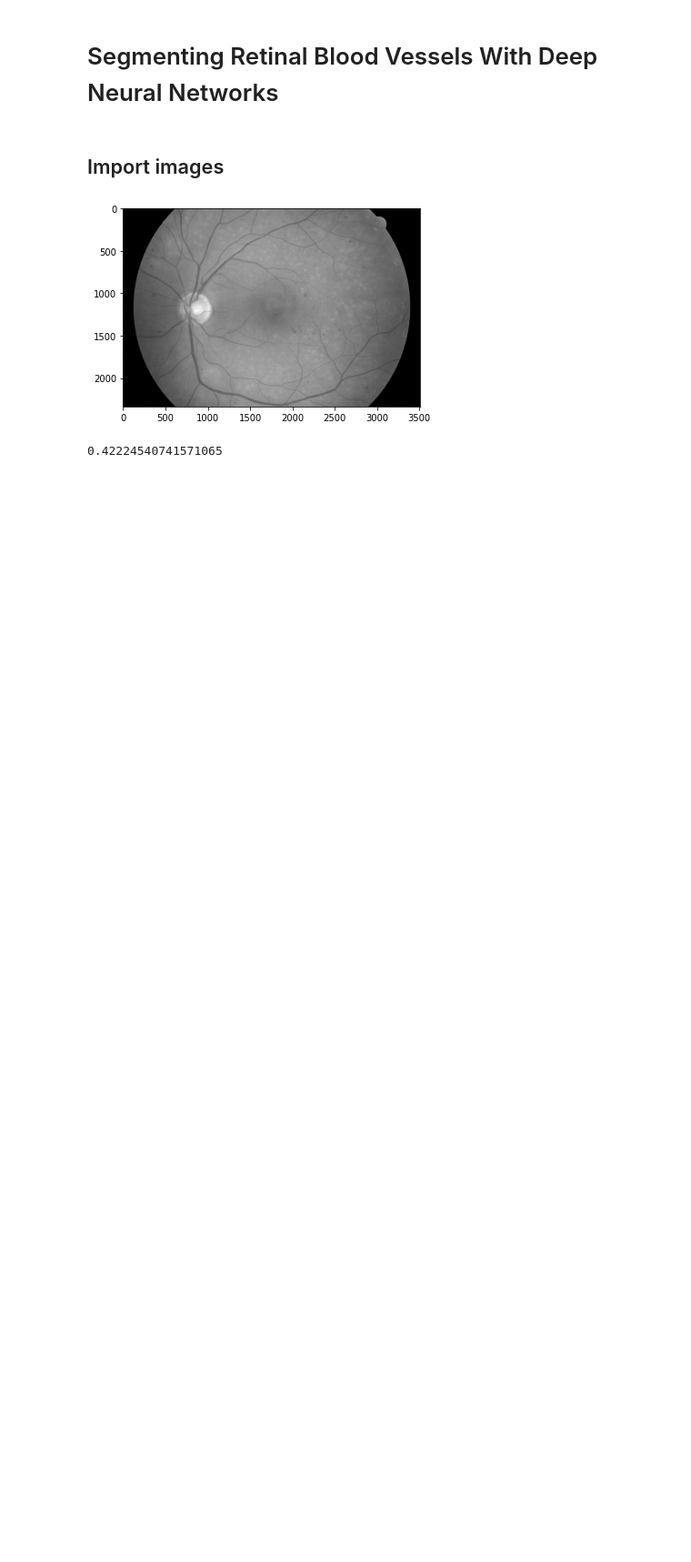
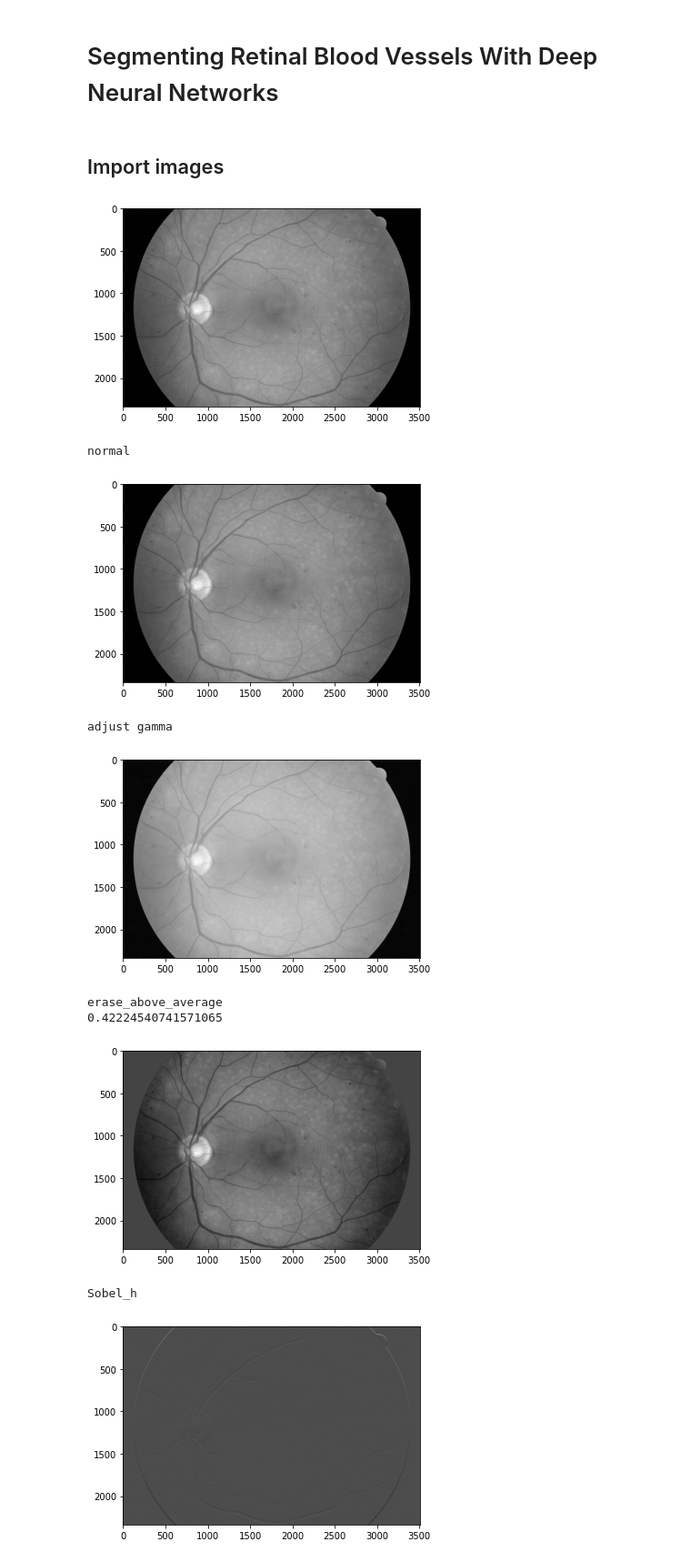
Before and after one commit to HelenaMaslowska/Segmenting-Retinal-Blood-Vessels-With-Deep-Neural-NetworksPlik, a Jupyter notebook: eye.ipynb, the cells around one changed output. Shown at 91% size. Cells and saved outputs as stored; diff of their text form; code cells hidden in the pictures; blank space fills up the shorter version.

Commit message:
add image modifications

```diff
--- a/eye.ipynb
+++ b/eye.ipynb
@@ -42,12 +42,9 @@ def findEdges(image):
 	binary = np.uint8(binary)
 	return binary
 # %%
-def contrastStretching(images):
-	list = []
-	for i in range(0, len(images)):
-		images[i] = ski.exposure.rescale_intensity(images[i], in_range=(0.4, 0.5))
-		list.append(images[i])
-	return list
+def contrastStretching(image):
+	image = ski.exposure.rescale_intensity(image, in_range=(0.1, 0.5))
+	return image
 
 def contrast(image):
 	image = ski.exposure.equalize_hist(image)
@@ -66,40 +63,66 @@ def showCurrImage(image, contrast = False, edges = False):
 import numpy as np
 import matplotlib.pyplot as plt
 from skimage import io, exposure, data
 
 image = loadImage(filename)
 image_minmax_scaled = exposure.rescale_intensity(image)
 # print("max:", image_minmax_scaled.max())
 # print("min:", image_minmax_scaled.min())
 
 # interpolacja liniowa
 def interpolate(image):
 	min, max = image.min(), image.max()
 	arr_subtracted = image - min  # Subtract the minimum
 	# array([  0,  38,  98, 203, 248], dtype=uint8)
 	arr_divided = arr_subtracted / (max - min)  # Divide by new max
 	# array([0.        , 0.15322581, 0.39516129, 0.81854839, 1.        ])
 	arr_multiplied = arr_divided * 255  # Multiply by dtype max
 	# array([  0.        ,  39.07258065, 100.76612903, 208.72983871,
 	#        255.        ])
 	# Convert dtype to original uint8
 	arr_rescaled = np.asarray(arr_multiplied, dtype=image.dtype)
 	# array([  0,  39, 100, 208, 255], dtype=uint8)
 	return arr_rescaled
 
-average = image.mean(axis=0).mean(axis=0)
-greyrectangle = np.zeros((image.shape[0], image.shape[1], 3), dtype=np.uint8)
+def erase_above_average(image):
+	average = image.mean(axis=0).mean(axis=0)
+	print(average)
+	for i in range(len(image)):
+		for j in range(len(image[i])):
+			if image[i][j] < average/2:
+				image[i][j] = average
+	return image
 
-print(average)
+print("normal")
+showImage(image)
 
-mask = image < average
-for i in range(0, len(image)):
-	for j in range(0, len(image[i])):
-		if image[i][j] < average:
-			image[i][j] = average
+print("adjust gamma")
+gamma_img = exposure.adjust_gamma(image, 0.6)
+showImage(gamma_img)
+
+print("erase_above_average")
+image = erase_above_average(image)
 showImage(image)
+
+print("Sobel_h")
+image = ski.filters.sobel_h(gamma_img)
+showImage(image)
+
+
+print("contrast image dark")
+image = contrastStretching(image)
+showImage(image)
+
+print("edges")
 image = findEdges(image)
-image = interpolate(image)
 showImage(image)
 # %% [output]
-0.42224540741571065
+normal
+[figure, added]
+adjust gamma
+[figure, added]
+erase_above_average
+0.42224540741571065
+[figure, added]
+Sobel_h
+[figure, added]
```
Also changed, not shown: parts of 1 cell of this notebook.
